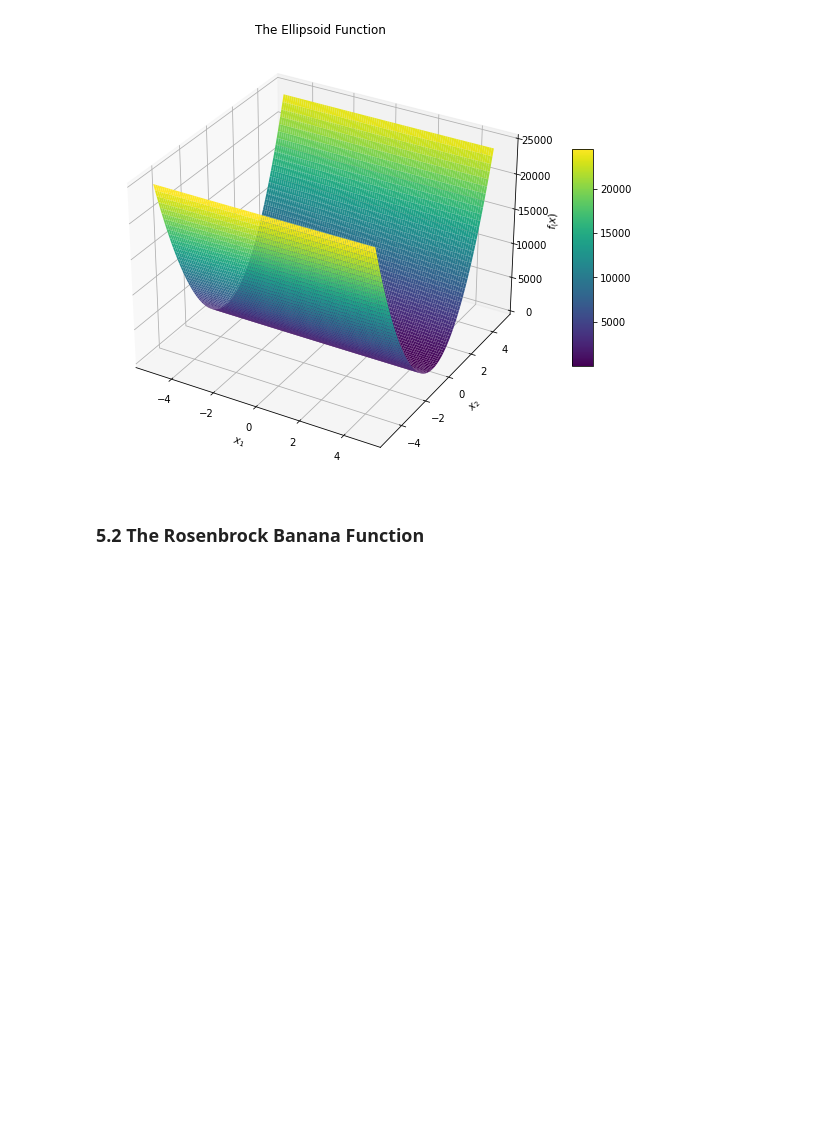
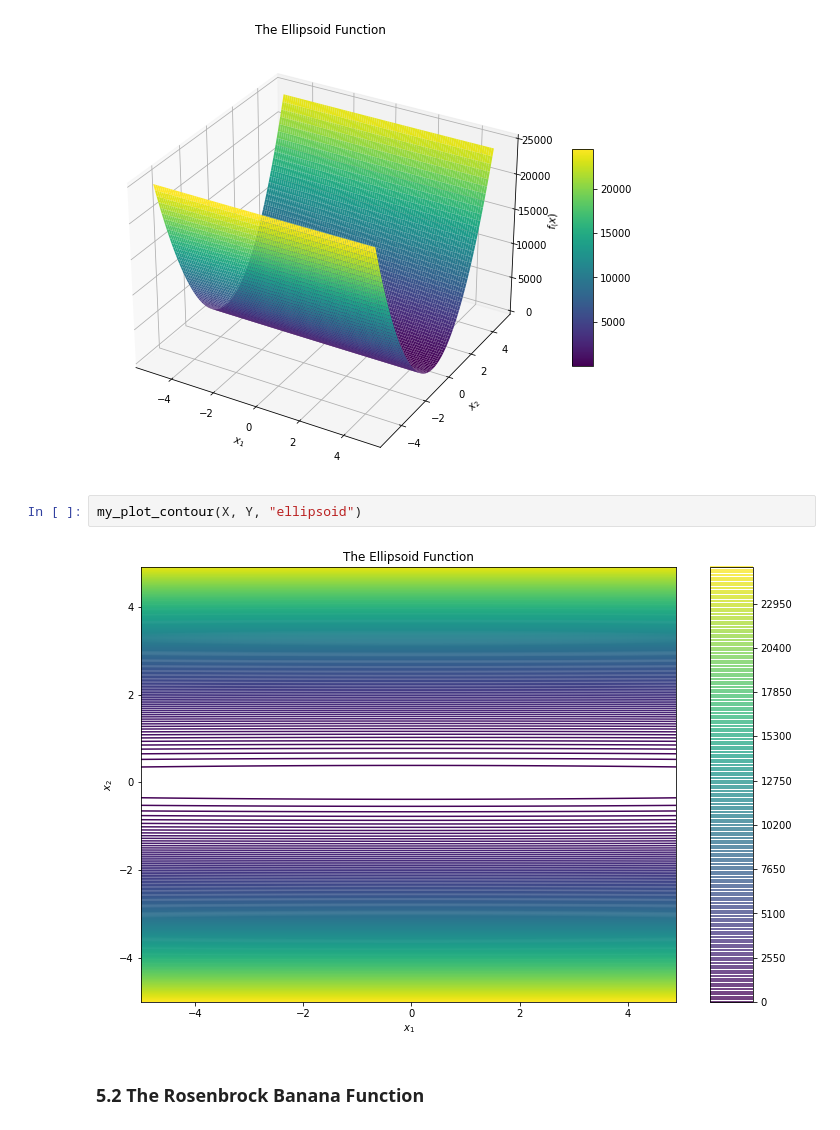
Before and after one commit to UCPHszf/Numerical-Optimization, a Jupyter notebook: code/case_studies.ipynb, the cells around one changed output. Drawn from its saved outputs; the diff is of its cells as text; blank space fills up the shorter version.

Commit message:
Rewrite the plot part and add contour graph

```diff
--- a/code/case_studies.ipynb
+++ b/code/case_studies.ipynb
@@ -350,5 +372,9 @@ Y = np.arange(-5, 5, 0.1)
 my_plot_3d(X, Y, "ellipsoid")
 # %% [output]
 [figure]
+# %%
+my_plot_contour(X, Y, "ellipsoid")
+# %% [output]
+[figure, added]
 # %% [markdown]
 ### 5.2 The Rosenbrock Banana Function
```
Also changed, not shown: parts of 14 cells of this notebook.
